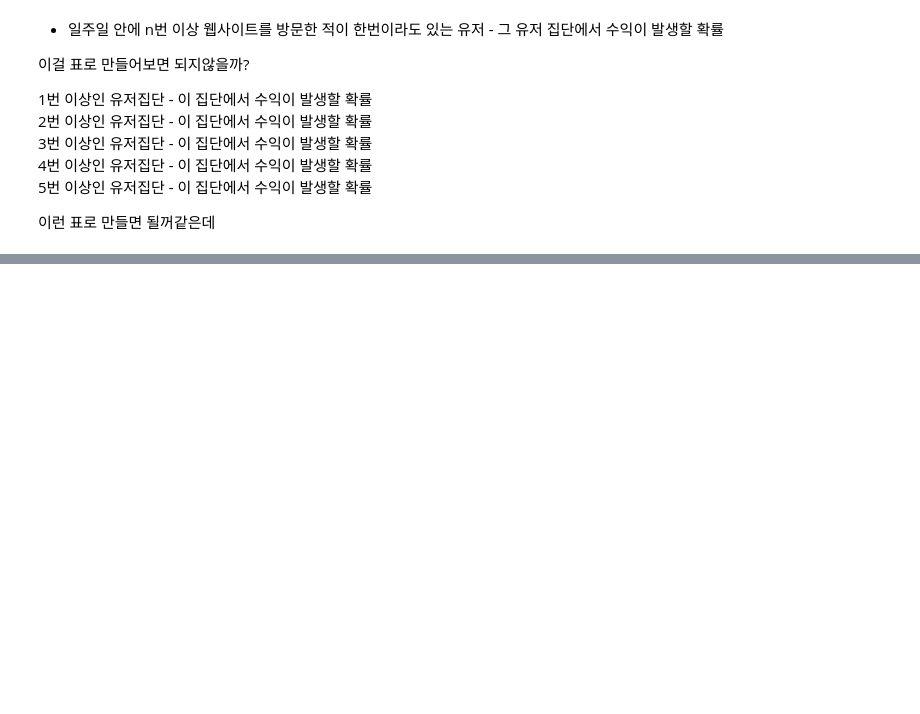
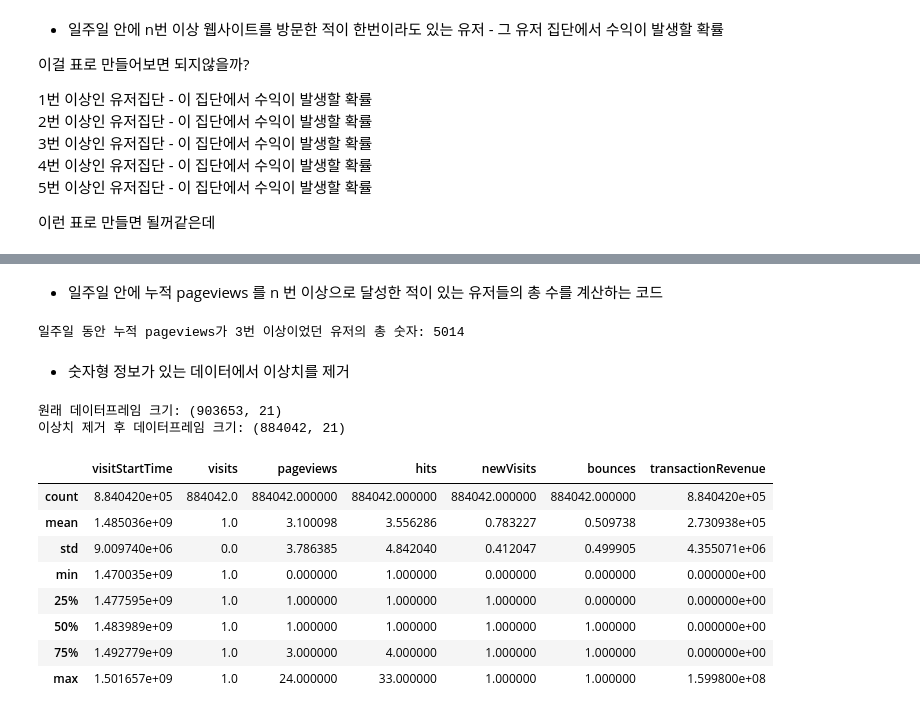
Before and after one commit to oddsmile/GAcustomerprediction, a Jupyter notebook: ga4_find_aha.ipynb, the cells around one changed output, grey strips where cells are left out. Saved outputs shown, nothing was run; the diff lists cells and outputs as text; code cells hidden in the pictures; blank space fills up the shorter version.

```diff
--- a/ga4_find_aha.ipynb
+++ b/ga4_find_aha.ipynb
@@ -209,0 +250,64 @@ print(summary_df)
+# %% [markdown]
+- 일주일 안에 누적 pageviews 를 n 번 이상으로 달성한 적이 있는 유저들의 총 수를 계산하는 코드
+# %%
+import pandas as pd
+
+# 주어진 DataFrame에서 필요한 열만 추출
+selected_columns = ['fullVisitorId', 'utc_time', 'pageviews']
+df_selected = df[selected_columns].copy()
+
+# UTC 시간을 datetime 형식으로 변환
+df_selected['utc_time'] = pd.to_datetime(df_selected['utc_time'])
+
+# 고객이 각 접속 세션에서의 pageviews 누적 합 계산
+df_selected['cumulative_pageviews'] = df_selected.groupby('fullVisitorId')['pageviews'].cumsum()
+
+# 일주일 동안의 데이터 필터링 (7일 이내)
+one_week_ago = df_selected['utc_time'].max() - pd.DateOffset(days=6)
+df_one_week = df_selected[df_selected['utc_time'] >= one_week_ago]
+
+# 3번 이상 누적 pageviews가 있는 유저 필터링
+filtered_users = df_one_week[df_one_week['cumulative_pageviews'] >= 3]['fullVisitorId'].unique() # 3을 다른 값으로 수정 가능
+
+# 결과 출력
+total_users_count = len(filtered_users)
+print("일주일 동안 누적 pageviews가 3번 이상이었던 유저의 총 숫자:", total_users_count)
+# %% [output]
+일주일 동안 누적 pageviews가 3번 이상이었던 유저의 총 숫자: 5014
+# %% [markdown]
+- 숫자형 정보가 있는 데이터에서 이상치를 제거
+# %%
+import pandas as pd
+from scipy import stats
+
+# 이상치를 확인하고 싶은 컬럼 선택
+columns_to_check = ['visits', 'pageviews', 'hits', 'newVisits', 'bounces', 'transactionRevenue']
+
+# 각 컬럼에 대한 Z-점수 계산
+z_scores = stats.zscore(df[columns_to_check])
+
+# Z-점수가 특정 기준 이상인 행을 이상치로 간주
+threshold = 3
+outliers = (z_scores > threshold).any(axis=1)
+
+# 이상치 제거
+df_no_outliers = df[~outliers]
+
+# 결과 확인
+print("원래 데이터프레임 크기:", df.shape)
+print("이상치 제거 후 데이터프레임 크기:", df_no_outliers.shape)
+# %% [output]
+원래 데이터프레임 크기: (903653, 21)
+이상치 제거 후 데이터프레임 크기: (884042, 21)
+# %%
+df_no_outliers.describe()
+# %% [output]
+|  | visitStartTime | visits | pageviews | hits | newVisits | bounces | transactionRevenue |
+| count | 8.840420e+05 | 884042.0 | 884042.000000 | 884042.000000 | 884042.000000 | 884042.000000 | 8.840420e+05 |
+| mean | 1.485036e+09 | 1.0 | 3.100098 | 3.556286 | 0.783227 | 0.509738 | 2.730938e+05 |
+| std | 9.009740e+06 | 0.0 | 3.786385 | 4.842040 | 0.412047 | 0.499905 | 4.355071e+06 |
+| min | 1.470035e+09 | 1.0 | 0.000000 | 1.000000 | 0.000000 | 0.000000 | 0.000000e+00 |
+| 25% | 1.477595e+09 | 1.0 | 1.000000 | 1.000000 | 1.000000 | 0.000000 | 0.000000e+00 |
+| 50% | 1.483989e+09 | 1.0 | 1.000000 | 1.000000 | 1.000000 | 1.000000 | 0.000000e+00 |
+| 75% | 1.492779e+09 | 1.0 | 3.000000 | 4.000000 | 1.000000 | 1.000000 | 0.000000e+00 |
+| max | 1.501657e+09 | 1.0 | 24.000000 | 33.000000 | 1.000000 | 1.000000 | 1.599800e+08 |
```
Also changed, not shown: parts of 5 cells of this notebook, 2 other files.
